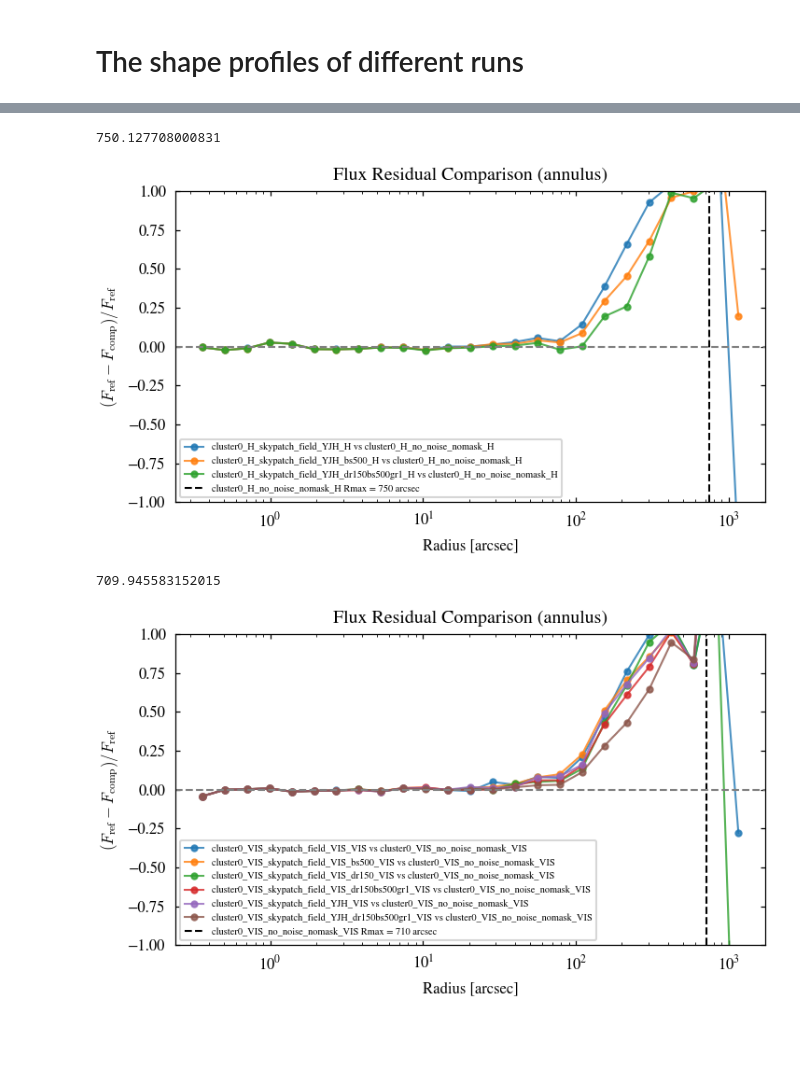
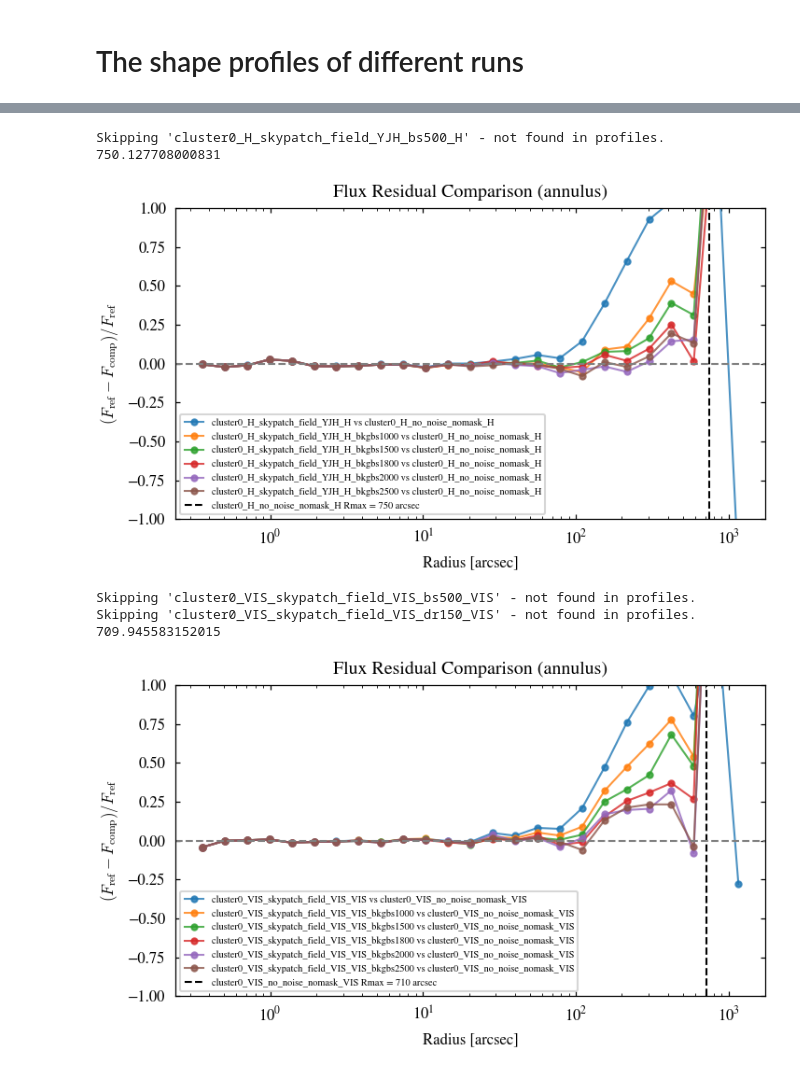
Before and after one commit to IntraClusterLight/nicl_q1, a Jupyter notebook: nbs/Autoprof_mask_prep_run.ipynb, the cells around one changed output, grey strips where cells are left out. Cells and saved outputs as stored; diff of their text form; code cells hidden in the pictures; blank space fills up the shorter version.

```diff
--- a/nbs/Autoprof_mask_prep_run.ipynb
+++ b/nbs/Autoprof_mask_prep_run.ipynb
@@ -1865,6 +2079,6 @@ dict_keys(['cluster0_VIS_skypatch_field_VIS_VIS', 'cluster0_VIS_skypatch_field_Y
 # %%
-
-
+plotdir = Path(f'/home/ppztk1/Erosita/Outputs_Clusters/{cluster_id}/')
+fluxtype = 'mag'
 # noise profiles
 noise_file_dir= Path('/home/ppztk1/Erosita/Outputs_Clusters/background_skypatch/')
 noise_profiles = {
@@ -1902,19 +2116,19 @@ for band in ['H', 'J', 'Y', 'YJH', 'VIS']:
         labels=labels,
         color_by='mask_prefix',
         linestyle_by='mask_prefix',
-        marker_by='prefix',
-        label_format="{filter}-{prefix}-{mask_filter}-{mask_prefix}",
+        marker_by='other_prefix',
+        label_format="{prefix}-{mask_filter}-{mask_prefix}-{profile_filter}-{other_prefix}",
     )
 
     fig, ax = plt.subplots(1, 1, figsize=(5, 5))
 
     plot_sb_profiles(
         profiles=profiles,
-        style_dict=style_dict,
+        # style_dict=style_dict,
         specific_labels=labels,
         rad_output_unit='arcsec',
         ax=ax,
-        fluxtype='mag',
+        fluxtype=fluxtype,
         ylog=False,
         noise_profile=noise_df,
         extract_rmax=True,
@@ -1924,11 +2138,17 @@ for band in ['H', 'J', 'Y', 'YJH', 'VIS']:
     )
 
     # Noise profile in mag
-    noise = 23.9 - 2.5 * np.log10(3 * noise_df['MAD_Median_Clipped_Flux'])
+    if fluxtype == 'mag':
+        noise = 23.9 - 2.5 * np.log10(3 * noise_df['MAD_Median_Clipped_Flux'])
+    else:
+        noise = (3 * (noise_df['MAD_Median_Clipped_Flux']))
+        ax.set_ylim(-0.1, 1)
+        ax.set_xlim(50, )
     ax.plot(noise_df['SMA_annulus_centre_arcsec'], noise, c='k', lw=2, label='3σ Sky Noise')
 
     ax.set_title(f"{band} Profiles", fontsize=12)
-    ax.legend(fontsize=8)
+    ax.legend(loc='upper right' , fontsize=6)
     plt.tight_layout()
+    # plt.savefig(plotdir/f"{cluster_id}_{band}_bkgbs2000_bkgbs2500_profiles_SB.pdf")
     plt.show()
 # %% [output]
@@ -2003,43 +2217,57 @@ reference_key = 'cluster0_H_no_noise_nomask_H'
 compare_keys = [
     'cluster0_H_skypatch_field_YJH_H',
     'cluster0_H_skypatch_field_YJH_bs500_H',
-    'cluster0_H_skypatch_field_YJH_dr150bs500gr1_H',
+    'cluster0_H_skypatch_field_YJH_H_bkgbs1000',
+    'cluster0_H_skypatch_field_YJH_H_bkgbs1500',
+    'cluster0_H_skypatch_field_YJH_H_bkgbs1800',
+    'cluster0_H_skypatch_field_YJH_H_bkgbs2000',
+    'cluster0_H_skypatch_field_YJH_H_bkgbs2500',
 ]
 
 plot_flux_residual_comparison(
     reference_label=reference_key,
     compare_labels=compare_keys,
     profiles=profile_dicts['h'],
     method="annulus",
     ylims=[-1, 1],
     noise_profile=noise_profiles['H'],
     extract_rmax=True,
-    legendloc="lower left"
+    legendloc="lower left",
+    savefig=True,
+    outdir=plotdir
 )
 
 
 reference_key = 'cluster0_VIS_no_noise_nomask_VIS'
 compare_keys = [
     'cluster0_VIS_skypatch_field_VIS_VIS',
     'cluster0_VIS_skypatch_field_VIS_bs500_VIS',
     'cluster0_VIS_skypatch_field_VIS_dr150_VIS',
-    'cluster0_VIS_skypatch_field_VIS_dr150bs500gr1_VIS',
-    'cluster0_VIS_skypatch_field_YJH_VIS',
-    'cluster0_VIS_skypatch_field_YJH_dr150bs500gr1_VIS',
+    'cluster0_VIS_skypatch_field_VIS_VIS_bkgbs1000',
+    'cluster0_VIS_skypatch_field_VIS_VIS_bkgbs1500',
+    'cluster0_VIS_skypatch_field_VIS_VIS_bkgbs1800',
+    'cluster0_VIS_skypatch_field_VIS_VIS_bkgbs2000',
+    'cluster0_VIS_skypatch_field_VIS_VIS_bkgbs2500',
 ]
+
 
 plot_flux_residual_comparison(
     reference_label=reference_key,
     compare_labels=compare_keys,
     profiles=profile_dicts['vis'],
     method="annulus",
     ylims=[-1, 1],
     noise_profile=noise_profiles['VIS'],
     extract_rmax=True,
-    legendloc="lower left"
+    legendloc="lower left",
+    savefig=True,
+    outdir=plotdir
 )
 # %% [output]
+Skipping 'cluster0_H_skypatch_field_YJH_bs500_H' - not found in profiles.
 750.127708000831
-[figure, old version]
+[figure, new version]
+Skipping 'cluster0_VIS_skypatch_field_VIS_bs500_VIS' - not found in profiles.
+Skipping 'cluster0_VIS_skypatch_field_VIS_dr150_VIS' - not found in profiles.
 709.945583152015
-[figure, old version]
+[figure, new version]
```
Also changed, not shown: parts of 13 cells of this notebook.
